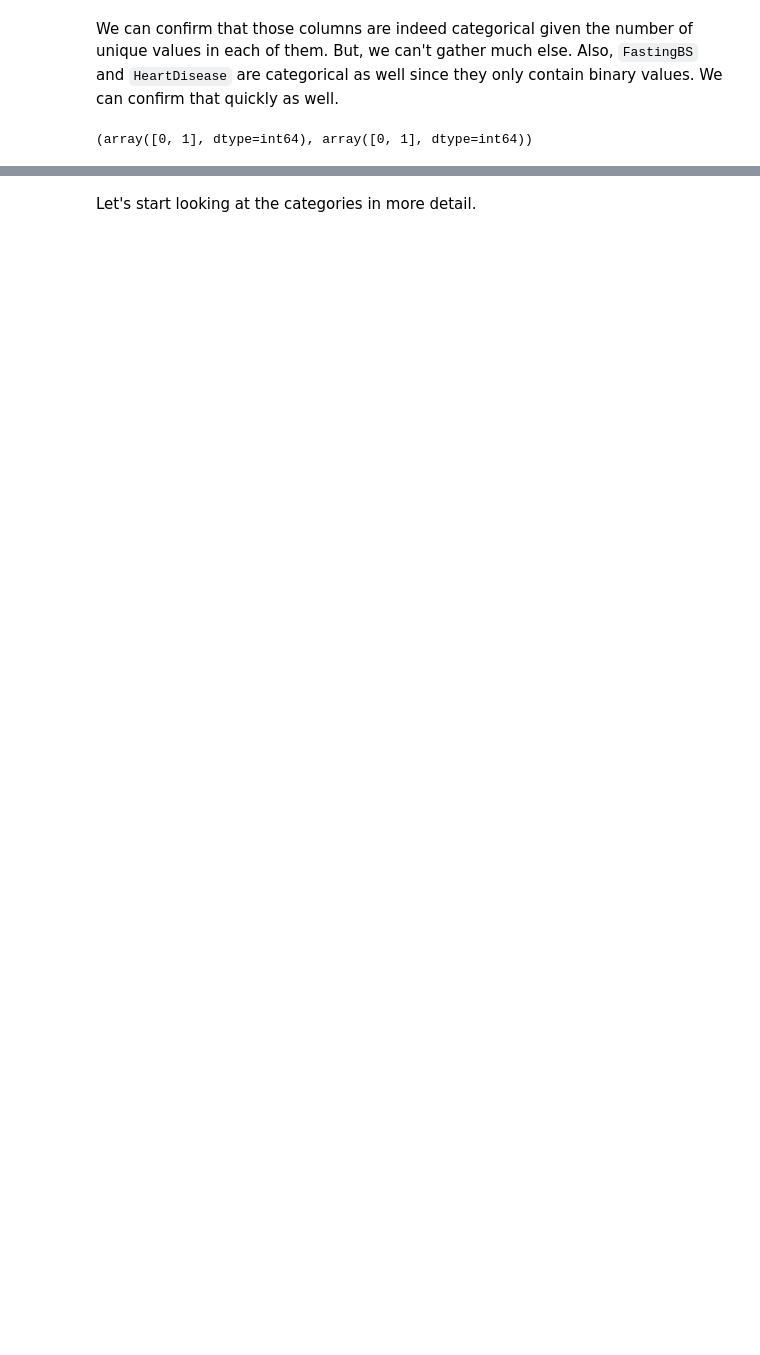
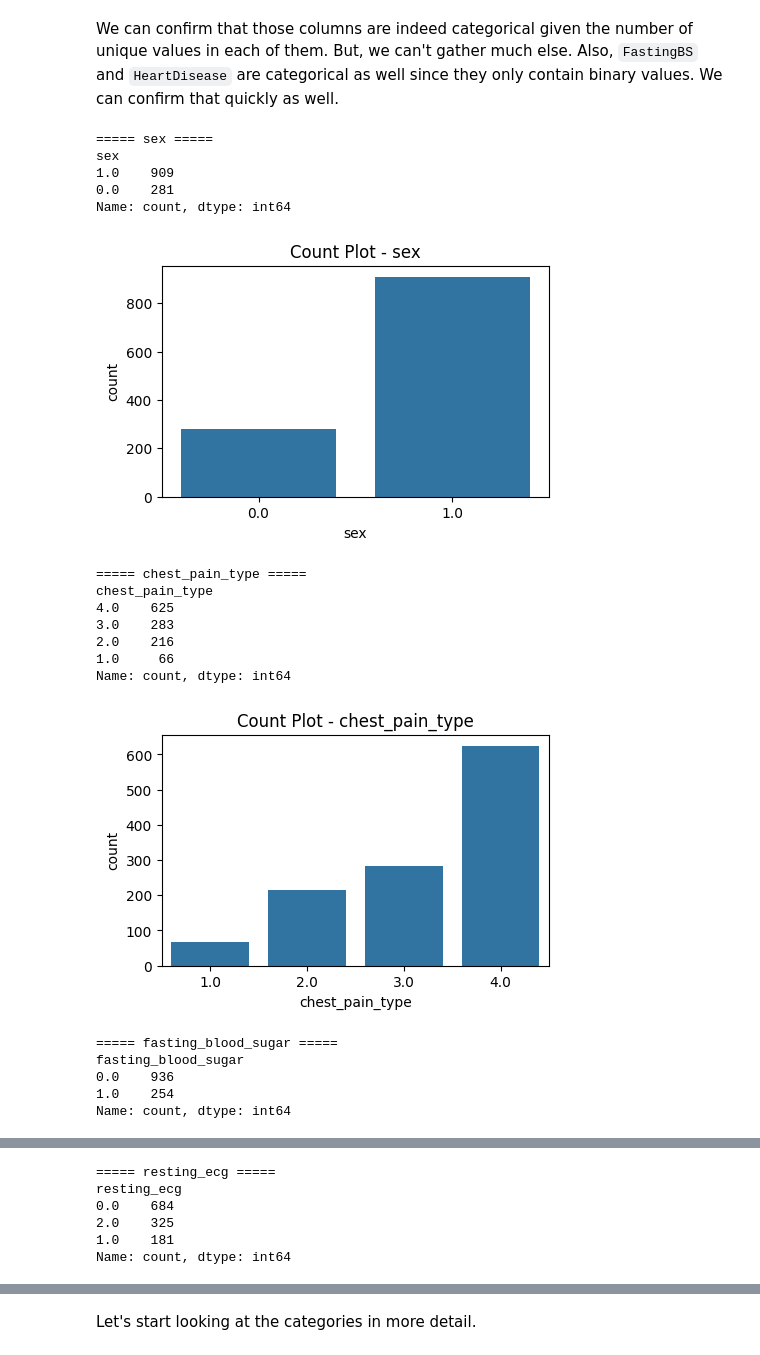
Before and after one commit to Arshad8979/ArshadBhai, a Jupyter notebook: HeartDisease.ipynb, the cells around one changed output, grey strips where cells are left out. Drawn from its saved outputs; the diff is of its cells as text; code cells hidden in the pictures; blank space fills up the shorter version.

```diff
--- a/HeartDisease.ipynb
+++ b/HeartDisease.ipynb
@@ -131,6 +137,31 @@ df.describe(include=['object'])
 # %% [markdown]
 We can confirm that those columns are indeed categorical given the number of unique values in each of them. But, we can't gather much else. Also, `FastingBS` and `HeartDisease` are categorical as well since they only contain binary values. We can confirm that quickly as well.
 # %%
-df["FastingBS"].unique(), df["HeartDisease"].unique()
+for col in cat_cols:
+    print(f"\n===== {col} =====")
+    print(df[col].value_counts())
+
+    plt.figure(figsize=(5,3))
+    sns.countplot(data=df, x=col)
+    plt.title(f"Count Plot - {col}")
+    plt.show()
 # %% [output]
-(array([0, 1], dtype=int64), array([0, 1], dtype=int64))
+===== sex =====
+sex
+1.0    909
+0.0    281
+Name: count, dtype: int64
+[figure, added]
+===== chest_pain_type =====
+chest_pain_type
+4.0    625
+3.0    283
+2.0    216
+1.0     66
+Name: count, dtype: int64
+[figure, added]
+===== fasting_blood_sugar =====
+fasting_blood_sugar
+0.0    936
+1.0    254
+Name: count, dtype: int64
@@ -136,0 +169,6 @@ df["FastingBS"].unique(), df["HeartDisease"].unique()
+===== resting_ecg =====
+resting_ecg
+0.0    684
+2.0    325
+1.0    181
+Name: count, dtype: int64
```
Also changed, not shown: parts of 27 cells of this notebook.
